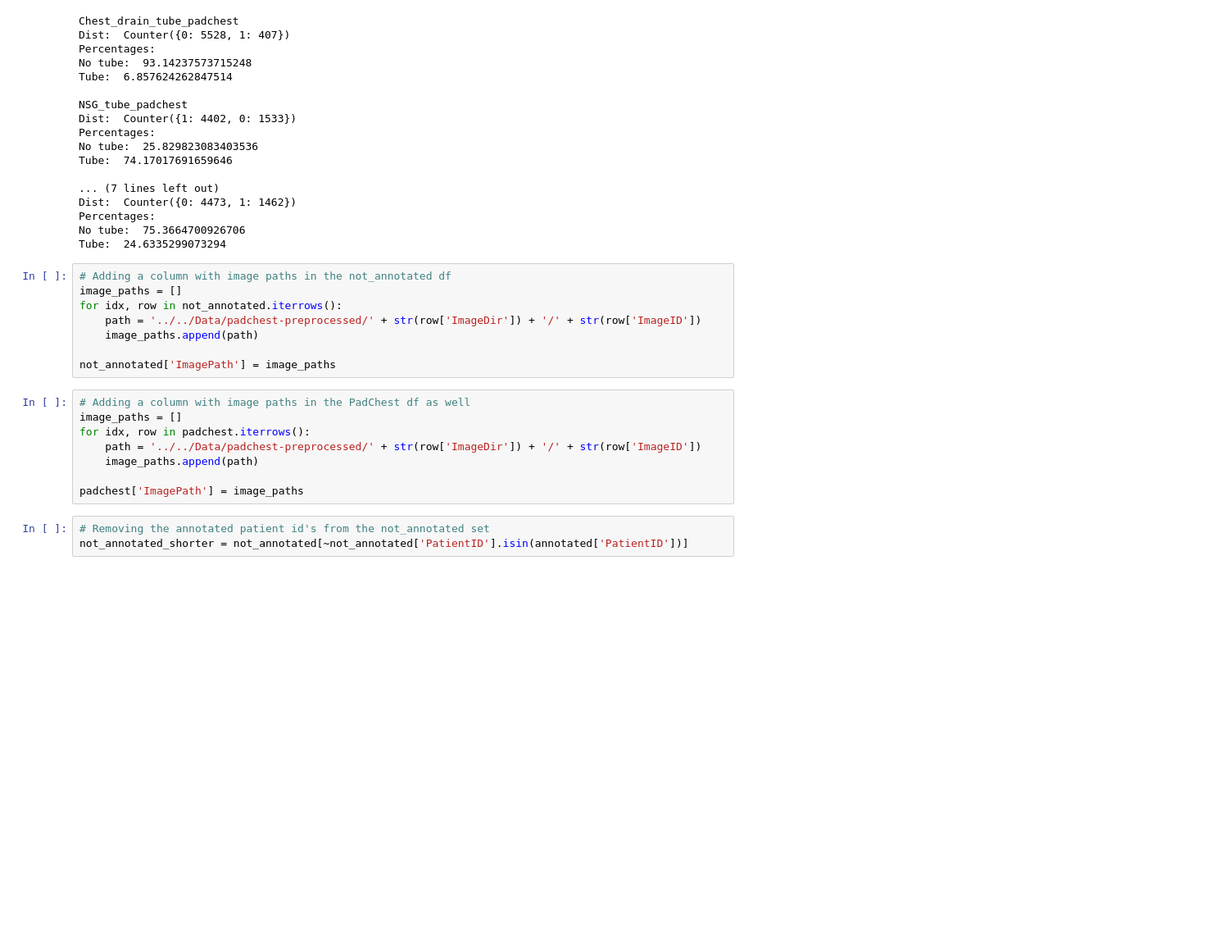
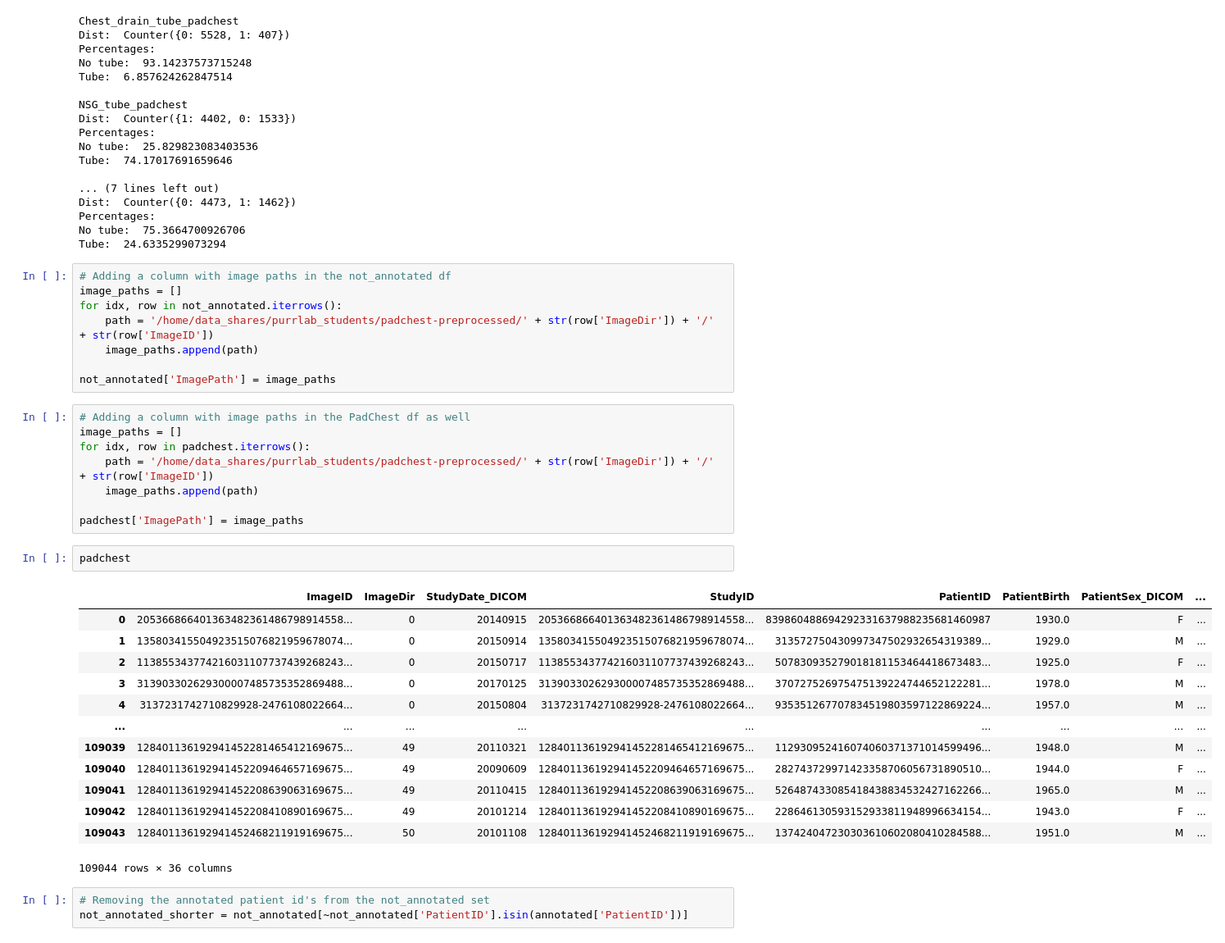
Before and after one commit to CasperAntonPoulsen/LabelReliability_and_PathologyDetection_in_ChestXrays, a Jupyter notebook: Preprocessing/Create_datasplits.ipynb, the cells around one changed output. Shown at 82% size. Drawn from its saved outputs; the diff is of its cells as text; blank space fills up the shorter version.

```diff
--- a/Preprocessing/Create_datasplits.ipynb
+++ b/Preprocessing/Create_datasplits.ipynb
@@ -86,7 +84,7 @@ Tube:  24.6335299073294
 # Adding a column with image paths in the not_annotated df
 image_paths = []
 for idx, row in not_annotated.iterrows():
-    path = '../../Data/padchest-preprocessed/' + str(row['ImageDir']) + '/' + str(row['ImageID'])
+    path = '/home/data_shares/purrlab_students/padchest-preprocessed/' + str(row['ImageDir']) + '/' + str(row['ImageID'])
     image_paths.append(path)
 
 not_annotated['ImagePath'] = image_paths
@@ -94,10 +92,26 @@ not_annotated['ImagePath'] = image_paths
 # Adding a column with image paths in the PadChest df as well
 image_paths = []
 for idx, row in padchest.iterrows():
-    path = '../../Data/padchest-preprocessed/' + str(row['ImageDir']) + '/' + str(row['ImageID'])
+    path = '/home/data_shares/purrlab_students/padchest-preprocessed/' + str(row['ImageDir']) + '/' + str(row['ImageID'])
     image_paths.append(path)
 
 padchest['ImagePath'] = image_paths
+# %%
+padchest
+# %% [output]
+|  | ImageID | ImageDir | StudyDate_DICOM | StudyID | PatientID | PatientBirth | PatientSex_DICOM | ... |
+| 0 | 205366866401363482361486798914558... | 0 | 20140915 | 205366866401363482361486798914558... | 839860488694292331637988235681460987 | 1930.0 | F | ... |
+| 1 | 135803415504923515076821959678074... | 0 | 20150914 | 135803415504923515076821959678074... | 313572750430997347502932654319389... | 1929.0 | M | ... |
+| 2 | 113855343774216031107737439268243... | 0 | 20150717 | 113855343774216031107737439268243... | 507830935279018181153464418673483... | 1925.0 | F | ... |
+| 3 | 313903302629300007485735352869488... | 0 | 20170125 | 313903302629300007485735352869488... | 370727526975475139224744652122281... | 1978.0 | M | ... |
+| 4 | 3137231742710829928-2476108022664... | 0 | 20150804 | 3137231742710829928-2476108022664... | 935351267707834519803597122869224... | 1957.0 | M | ... |
+| ... | ... | ... | ... | ... | ... | ... | ... | ... |
+| 109039 | 128401136192941452281465412169675... | 49 | 20110321 | 128401136192941452281465412169675... | 112930952416074060371371014599496... | 1948.0 | M | ... |
+| 109040 | 128401136192941452209464657169675... | 49 | 20090609 | 128401136192941452209464657169675... | 282743729971423358706056731890510... | 1944.0 | F | ... |
+| 109041 | 128401136192941452208639063169675... | 49 | 20110415 | 128401136192941452208639063169675... | 526487433085418438834532427162266... | 1965.0 | M | ... |
+| 109042 | 128401136192941452208410890169675... | 49 | 20101214 | 128401136192941452208410890169675... | 228646130593152933811948996634154... | 1943.0 | F | ... |
+| 109043 | 128401136192941452468211919169675... | 50 | 20101108 | 128401136192941452468211919169675... | 137424047230303610602080410284588... | 1951.0 | M | ... |
+109044 rows × 36 columns
 # %%
 # Removing the annotated patient id's from the not_annotated set
 not_annotated_shorter = not_annotated[~not_annotated['PatientID'].isin(annotated['PatientID'])]
```
Also changed, not shown: parts of 2 cells of this notebook, 29 other files.
